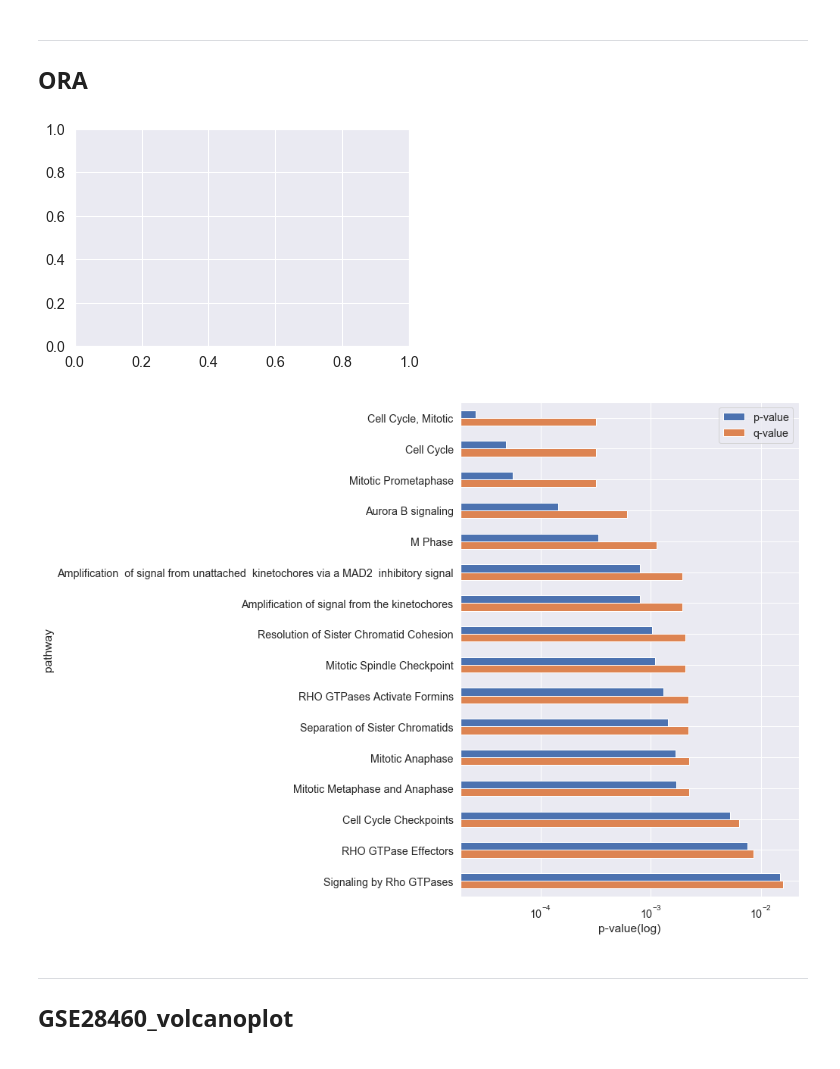
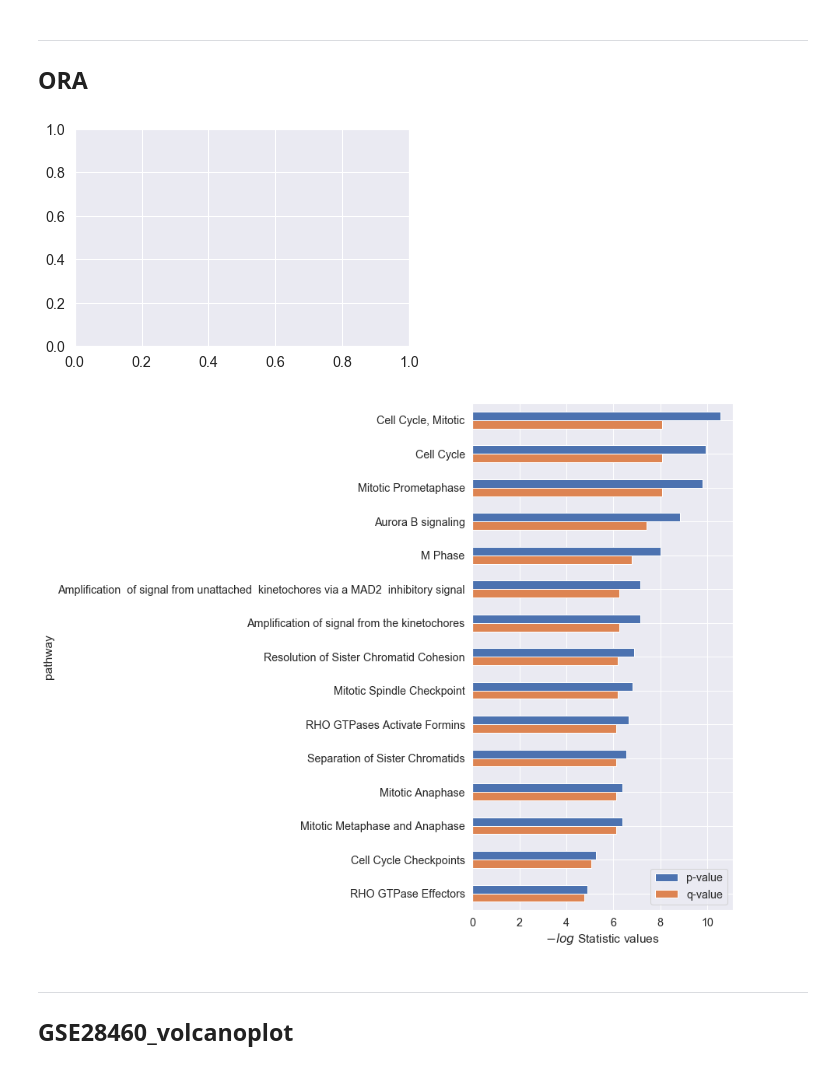
Before and after one commit to boringariel/Data_preprocessing, a Jupyter notebook: Pediatric_ALL_DEG.ipynb, the cells around one changed output. Cells and saved outputs as stored; diff of their text form; code cells hidden in the pictures.

```diff
--- a/Pediatric_ALL_DEG.ipynb
+++ b/Pediatric_ALL_DEG.ipynb
@@ -437,17 +525,27 @@ ora = pd.read_csv('./DEG_merge/p001/ORA_results_pl.tsv', sep='\t')
 
 ora2 = ora[['p-value', 'q-value', 'pathway']]
 ora2 = ora2.set_index('pathway')
+# %%
+#GO
+ora = pd.read_csv('./DEG_merge/p001/ORA_results_GO.tsv', sep='\t')
+ora = ora[ora['q-value'] < 0.01]
+
+ora2 = ora[['p-value', 'q-value', 'term_name']]
+ora2 = ora2.set_index('term_name')
+# %%
+ora2['p-value'] = ora2['p-value'].apply(lambda x: -math.log(x))
+ora2['q-value'] = ora2['q-value'].apply(lambda x: -math.log(x))
 # %%
 plt.subplots()
 
-ax = ora2.plot(kind = 'barh', figsize = (8,12), logx = True)
-ax.set(xlabel = 'p-value(log)')
+ax = ora2.plot(kind = 'barh', figsize = (6,12), logx = False)
+ax.set(xlabel = '$-log$ Statistic values')
 ax.invert_yaxis()
 
 plt.savefig('./ORA.png', dpi=300, bbox_inches='tight')
 # %% [output]
 [figure]
-[figure, old version]
+[figure, new version]
 # %% [markdown]
 ---
 ## GSE28460_volcanoplot
```
Also changed, not shown: parts of 16 cells of this notebook.
